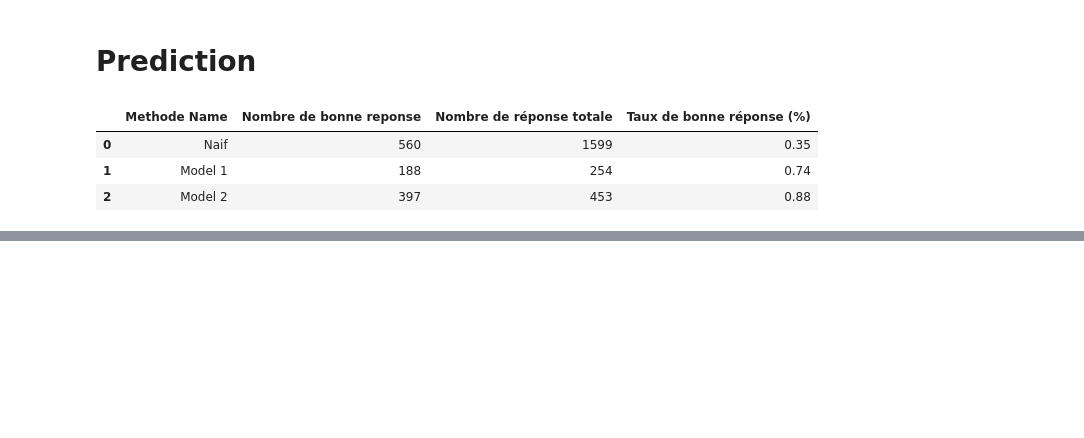
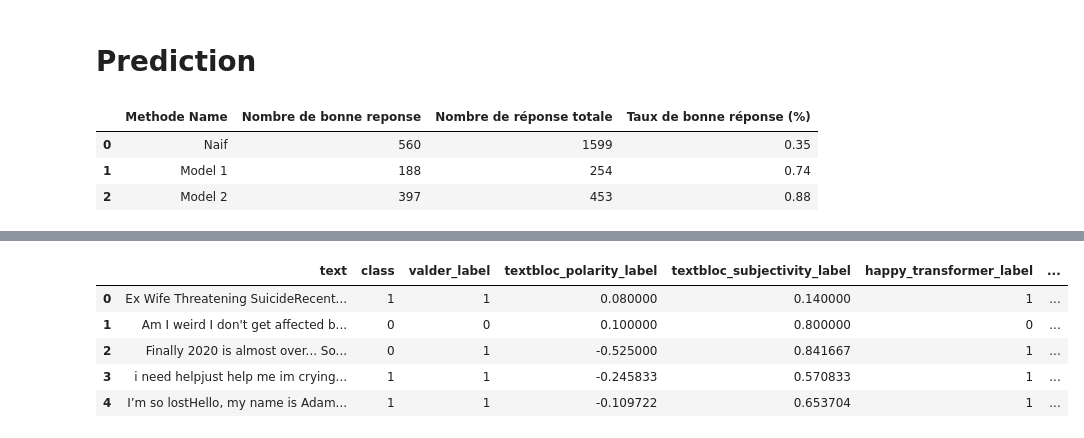
Before and after one commit to Pierre-Portfolio/TwitterFeelingAnalyse, a Jupyter notebook: Livrables/Code/Pierre.ipynb, the cells around one changed output, grey strips where cells are left out. Saved outputs shown, nothing was run; the diff lists cells and outputs as text; code cells hidden in the pictures; blank space fills up the shorter version.

```diff
--- a/Livrables/Code/Pierre.ipynb
+++ b/Livrables/Code/Pierre.ipynb
@@ -389,0 +366,11 @@ plt.show()
+# %%
+df_init=pd.read_csv(r'C:\Users\owen9\OneDrive\Documents\GitHub\TwitterFeelingAnalyse\Dataset\Suicide_Detection_Reddit_Final.csv')
+df=df_init.copy()
+df.head()
+# %% [output]
+|  | text | class | valder_label | textbloc_polarity_label | textbloc_subjectivity_label | happy_transformer_label | ... |
+| 0 | Ex Wife Threatening SuicideRecent... | 1 | 1 | 0.080000 | 0.140000 | 1 | ... |
+| 1 | Am I weird I don't get affected b... | 0 | 0 | 0.100000 | 0.800000 | 0 | ... |
+| 2 | Finally 2020 is almost over... So... | 0 | 1 | -0.525000 | 0.841667 | 1 | ... |
+| 3 | i need helpjust help me im crying... | 1 | 1 | -0.245833 | 0.570833 | 1 | ... |
+| 4 | I’m so lostHello, my name is Adam... | 1 | 1 | -0.109722 | 0.653704 | 1 | ... |
```
Also changed, not shown: parts of 24 cells of this notebook.
